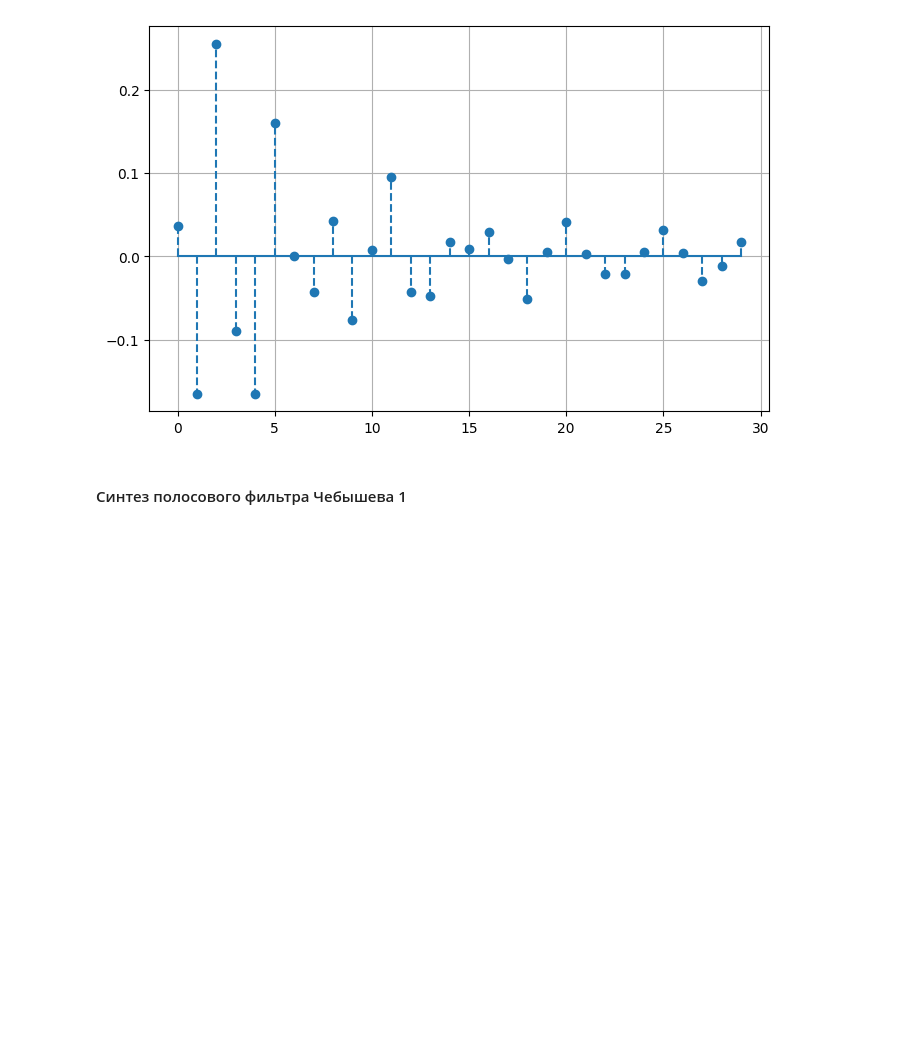
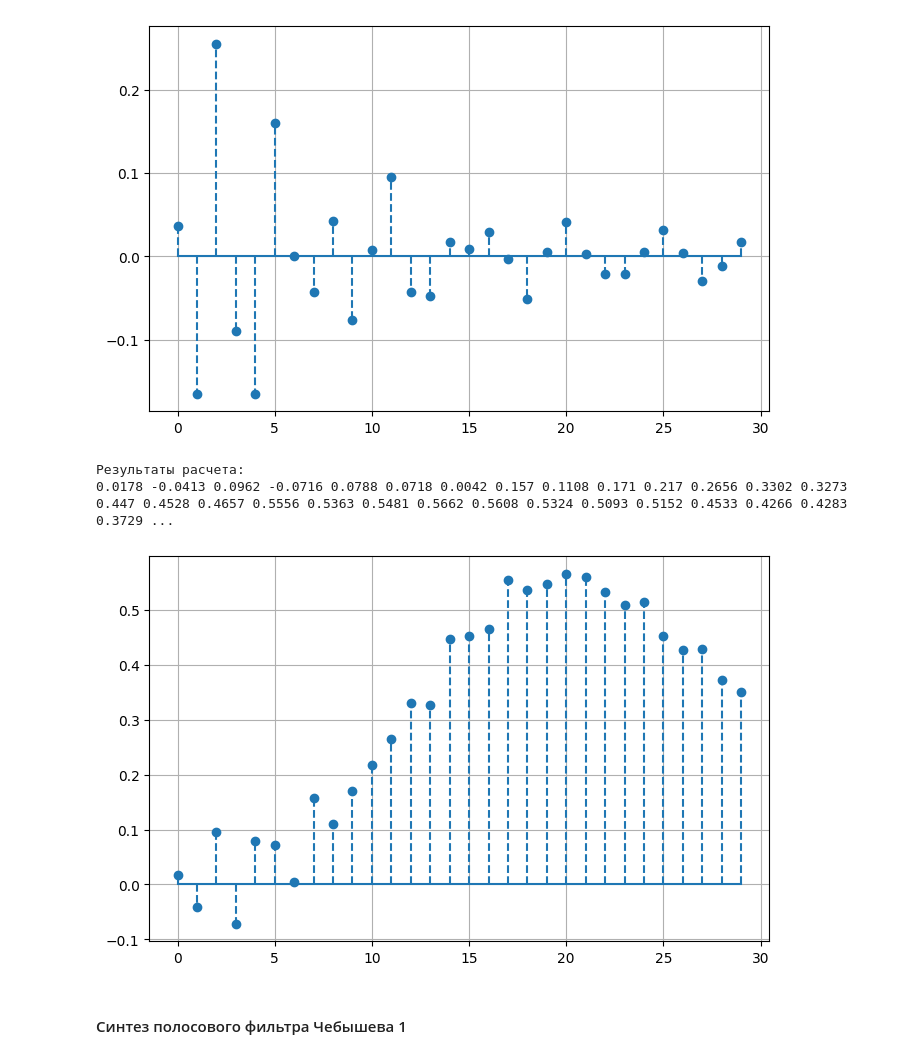
Before and after one commit to sethlearning/DigitalSignalProcessing-II, a Jupyter notebook: Filters/Sinthesyzing/Digital/FilterSynthesizingDigital-2-Chebyshev1.ipynb, the cells around one changed output. Cells and saved outputs as stored; diff of their text form; code cells hidden in the pictures; blank space fills up the shorter version.

```diff
--- a/Filters/Sinthesyzing/Digital/FilterSynthesizingDigital-2-Chebyshev1.ipynb
+++ b/Filters/Sinthesyzing/Digital/FilterSynthesizingDigital-2-Chebyshev1.ipynb
@@ -257,6 +287,32 @@ plt.show()
 Результаты расчета:
 0.0367 -0.1647 0.2553 -0.0899 -0.1648 0.1597 0.0008 -0.0432 0.0431 -0.0766 0.0078 0.095 -0.0423 -0.0478 0.0169 0.0093 0.0299 -0.0028 -0.0516 0.0056 0.0416 0.0035 -0.0206 -0.0211 0.0052 0.0321 0.0036 - ...
 [figure]
+# %%
+# Переходная характеристика фильтра
+# Возвращаемые значения:
+# t - отсчеты времени, для которых рассчитываются значения
+# y - массив результирующих значений
+# Параметры:
+# system - описание фильтра, состоящее из следующих аргументов:
+#   b - коэффициенты прямых связей
+#   a - коэффициенты обратных связей
+#   dt - шаг временных отсчетов
+# n = количество рассчитываемых отсчетов
+dt = 1
+t, y = sp.dstep(system=(b,a,dt), n=30)
+
+print('Результаты расчета: ')
+print(*list(np.round(a=y[0][:,0], decimals=4)))
+
+fg, ax = plt.subplots(figsize=(8, 5))
+ax.stem(t,*y, linefmt='C0--', basefmt='C0-')
+# # ax.set(xticks=range(len(x)), yticks=range(0, 40, 5))
+ax.grid()
+plt.show()
+# %% [output]
+Результаты расчета:
+0.0178 -0.0413 0.0962 -0.0716 0.0788 0.0718 0.0042 0.157 0.1108 0.171 0.217 0.2656 0.3302 0.3273 0.447 0.4528 0.4657 0.5556 0.5363 0.5481 0.5662 0.5608 0.5324 0.5093 0.5152 0.4533 0.4266 0.4283 0.3729 ...
+[figure, added]
 # %% [markdown]
 #### Синтез полосового фильтра Чебышева 1
 # %%
```
Also changed, not shown: parts of 7 cells of this notebook, 4 other files.
